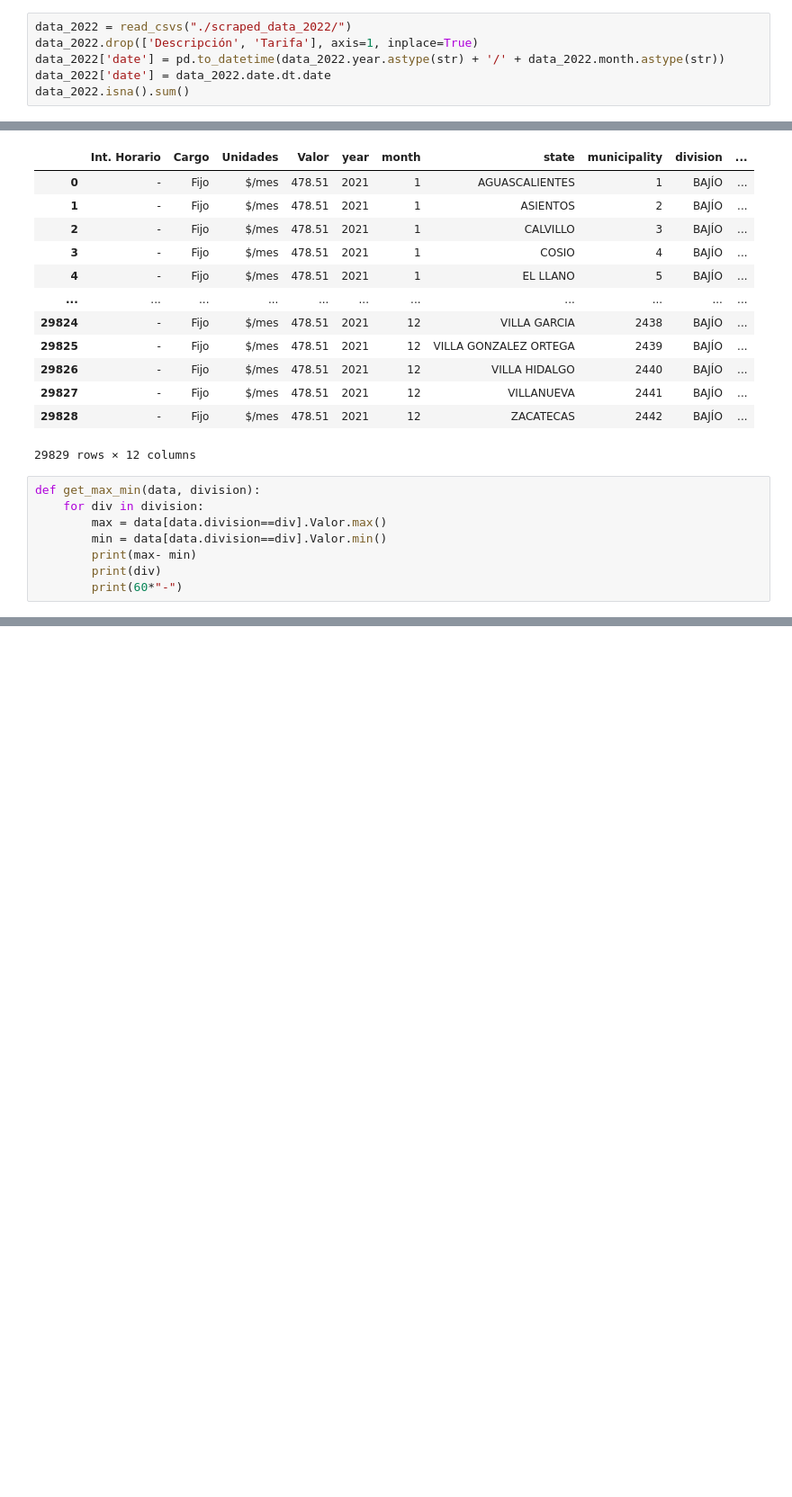
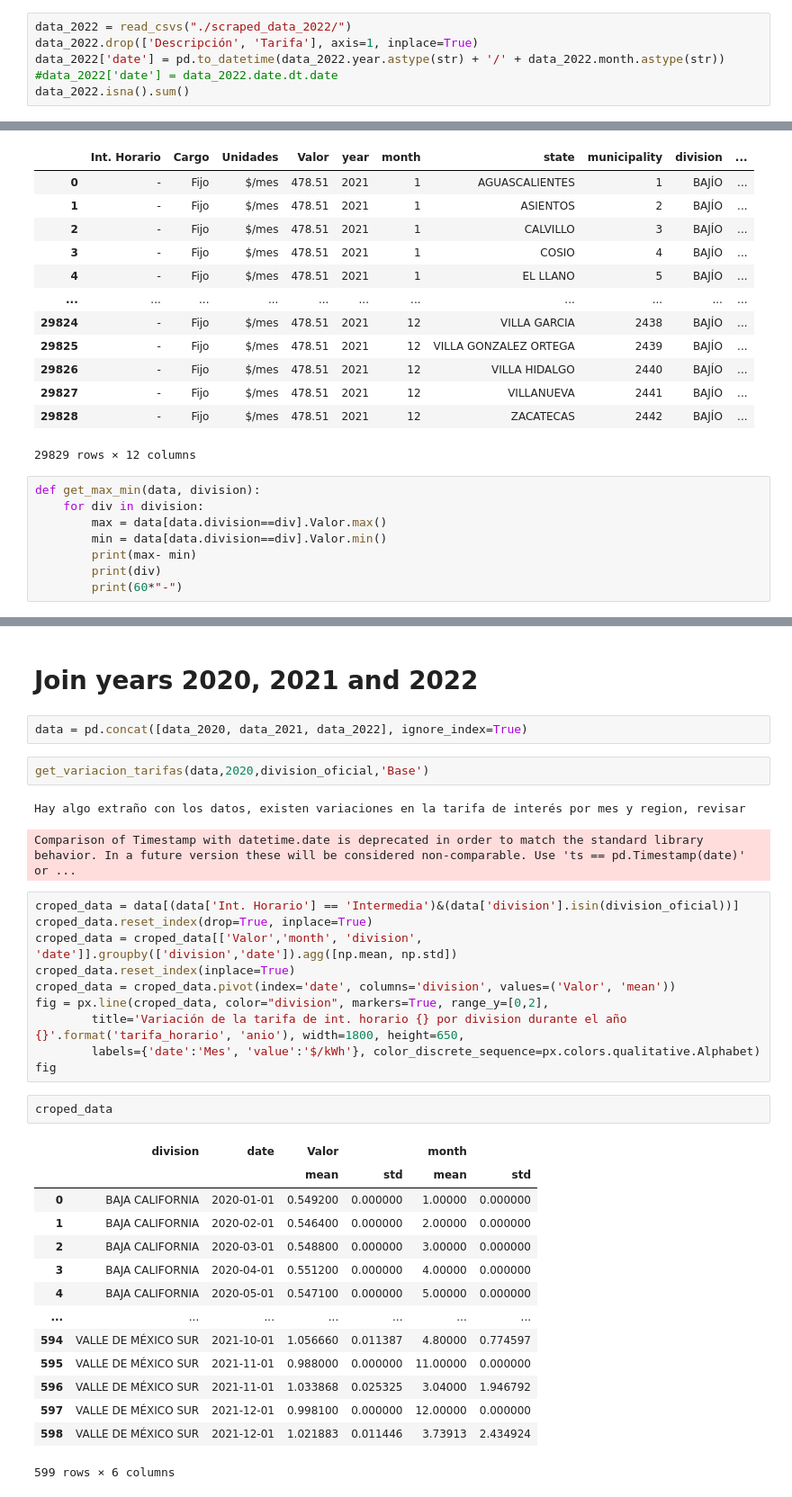
Before and after one commit to Pedri0/CFE_scraping_EDA, a Jupyter notebook: EDA.ipynb, the cells around one changed output, grey strips where cells are left out. Shown: that part at 90% size. Drawn from its saved outputs; the diff is of its cells as text; blank space fills up the shorter version.

```diff
--- a/EDA.ipynb
+++ b/EDA.ipynb
@@ -33,7 +37,7 @@ def read_csvs(path):
 data_2022 = read_csvs("./scraped_data_2022/")
 data_2022.drop(['Descripción', 'Tarifa'], axis=1, inplace=True)
 data_2022['date'] = pd.to_datetime(data_2022.year.astype(str) + '/' + data_2022.month.astype(str))
-data_2022['date'] = data_2022.date.dt.date
+#data_2022['date'] = data_2022.date.dt.date
 data_2022.isna().sum()
 # %% [output]
 Int. Horario      0
@@ -428,0 +346,36 @@ data[(data.estado=='zacatecas')&(data['Int. Horario']=='Base')].groupby('divisio
+# %% [markdown]
+# Join years 2020, 2021 and 2022
+# %%
+data = pd.concat([data_2020, data_2021, data_2022], ignore_index=True)
+# %%
+get_variacion_tarifas(data,2020,division_oficial,'Base')
+# %% [output]
+Hay algo extraño con los datos, existen variaciones en la tarifa de interés por mes y region, revisar
+Comparison of Timestamp with datetime.date is deprecated in order to match the standard library behavior. In a future version these will be considered non-comparable. Use 'ts == pd.Timestamp(date)' or ...
+# %%
+croped_data = data[(data['Int. Horario'] == 'Intermedia')&(data['division'].isin(division_oficial))]
+croped_data.reset_index(drop=True, inplace=True)
+croped_data = croped_data[['Valor','month', 'division', 'date']].groupby(['division','date']).agg([np.mean, np.std])
+croped_data.reset_index(inplace=True)
+croped_data = croped_data.pivot(index='date', columns='division', values=('Valor', 'mean'))
+fig = px.line(croped_data, color="division", markers=True, range_y=[0,2],
+        title='Variación de la tarifa de int. horario {} por division durante el año {}'.format('tarifa_horario', 'anio'), width=1800, height=650,
+        labels={'date':'Mes', 'value':'$/kWh'}, color_discrete_sequence=px.colors.qualitative.Alphabet)
+fig
+# %%
+croped_data
+# %% [output]
+|  | division | date | Valor |  | month |  |
+|  |  |  | mean | std | mean | std |
+| 0 | BAJA CALIFORNIA | 2020-01-01 | 0.549200 | 0.000000 | 1.00000 | 0.000000 |
+| 1 | BAJA CALIFORNIA | 2020-02-01 | 0.546400 | 0.000000 | 2.00000 | 0.000000 |
+| 2 | BAJA CALIFORNIA | 2020-03-01 | 0.548800 | 0.000000 | 3.00000 | 0.000000 |
+| 3 | BAJA CALIFORNIA | 2020-04-01 | 0.551200 | 0.000000 | 4.00000 | 0.000000 |
+| 4 | BAJA CALIFORNIA | 2020-05-01 | 0.547100 | 0.000000 | 5.00000 | 0.000000 |
+| ... | ... | ... | ... | ... | ... | ... |
+| 594 | VALLE DE MÉXICO SUR | 2021-10-01 | 1.056660 | 0.011387 | 4.80000 | 0.774597 |
+| 595 | VALLE DE MÉXICO SUR | 2021-11-01 | 0.988000 | 0.000000 | 11.00000 | 0.000000 |
+| 596 | VALLE DE MÉXICO SUR | 2021-11-01 | 1.033868 | 0.025325 | 3.04000 | 1.946792 |
+| 597 | VALLE DE MÉXICO SUR | 2021-12-01 | 0.998100 | 0.000000 | 12.00000 | 0.000000 |
+| 598 | VALLE DE MÉXICO SUR | 2021-12-01 | 1.021883 | 0.011446 | 3.73913 | 2.434924 |
+599 rows × 6 columns
```
Also changed, not shown: parts of 46 cells of this notebook, 1 other file.
